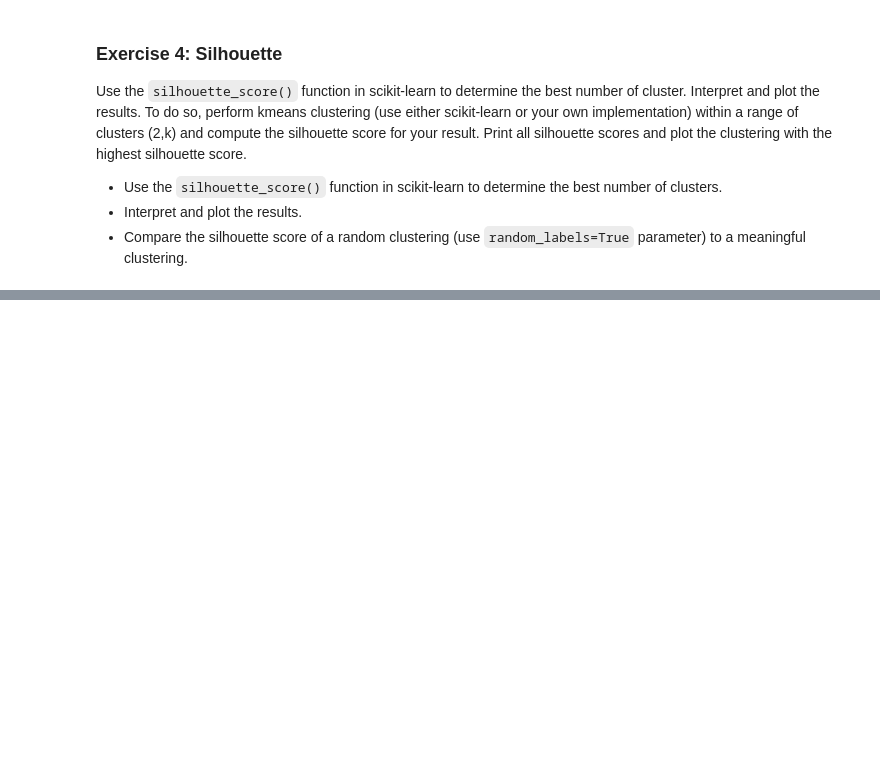
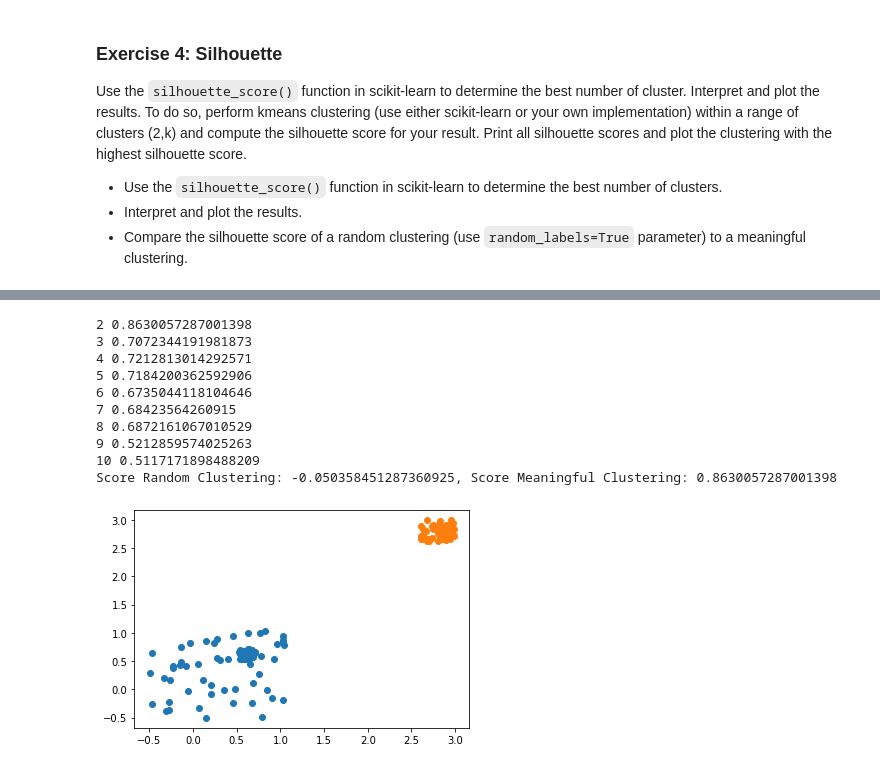
Before and after one commit to xBlade58/ma-ws22-machine-learning-assignments, a Jupyter notebook: Exercise_02/Ex02_Oeztuerk_Stroehle_Tomasini.ipynb, the cells around one changed output, grey strips where cells are left out. Drawn from its saved outputs; the diff is of its cells as text; code cells hidden in the pictures; blank space fills up the shorter version.

```diff
--- a/Exercise_02/Ex02_Oeztuerk_Stroehle_Tomasini.ipynb
+++ b/Exercise_02/Ex02_Oeztuerk_Stroehle_Tomasini.ipynb
@@ -155,26 +156,0 @@ plot_clusters(X2, Y2)
-# %%
-import sklearn.metrics as metrics
-print("random_labels = False")
-
-score_best = -2
-num_cluster_best = -1
-XI_best = []
-YI_best =[]
-for i in range(2,10):
-  XI, YI = gen_data(i)
-  score = metrics.silhouette_score(XI, YI, metric='euclidean')
-  print(i, score)
-  if score > score_best:
-    score_best = score
-    num_cluster_best = i
-    XI_best = XI
-    YI_best = YI
-
-print("random_labels = True")
-for i in range(2,10):
-  XI, YI = gen_data(i, True)
-  score = metrics.silhouette_score(XI, YI, metric='euclidean')
-  print(i, score)
-
-print(f'Best Result: {num_cluster_best}, {score_best}')
-plot_clusters(XI_best, YI_best)
@@ -247,0 +216,19 @@ Best Result: 2, 0.8034422008266844
+# %%
+
+meaningful_triple = calculate_silhouette_values(X2_RAND)
+meaningful_score = meaningful_triple[1]
+plot_clusters(X2_RAND, meaningful_triple[2])
+
+print(f'Score Random Clustering: {rand_score}, Score Meaningful Clustering: {meaningful_score}')
+# %% [output]
+2 0.8630057287001398
+3 0.7072344191981873
+4 0.7212813014292571
+5 0.7184200362592906
+6 0.6735044118104646
+7 0.68423564260915
+8 0.6872161067010529
+9 0.5212859574025263
+10 0.5117171898488209
+Score Random Clustering: -0.050358451287360925, Score Meaningful Clustering: 0.8630057287001398
+[figure, added]
```
Also changed, not shown: parts of 11 cells of this notebook.
